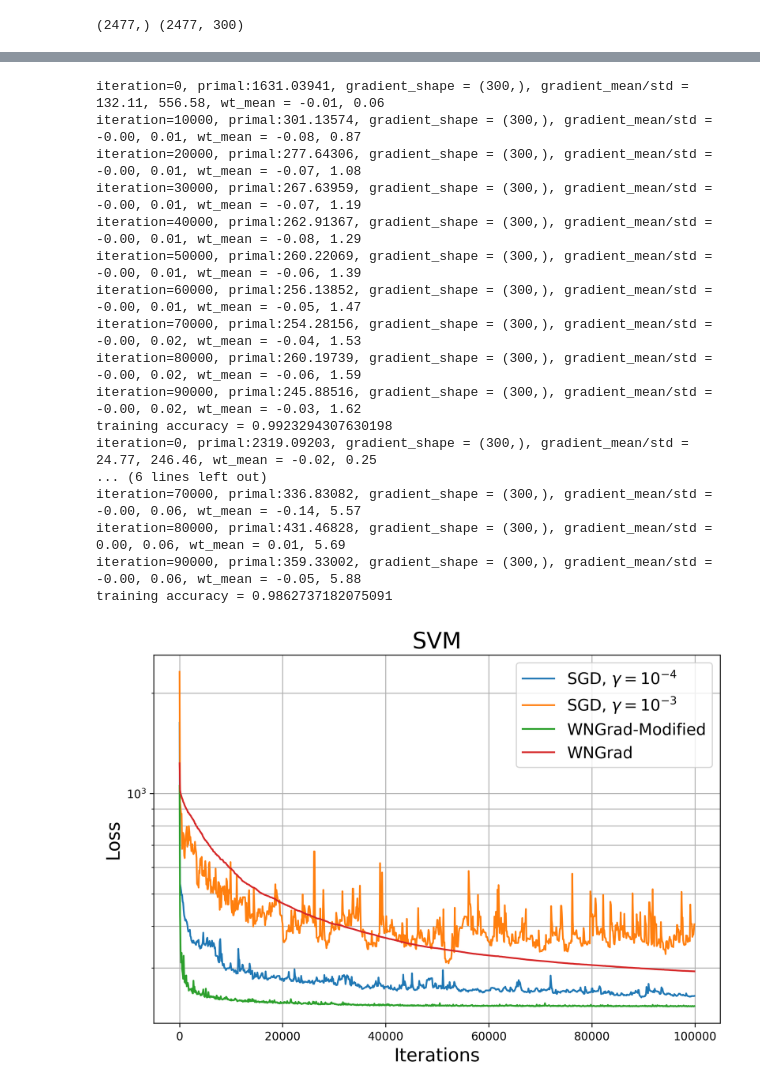
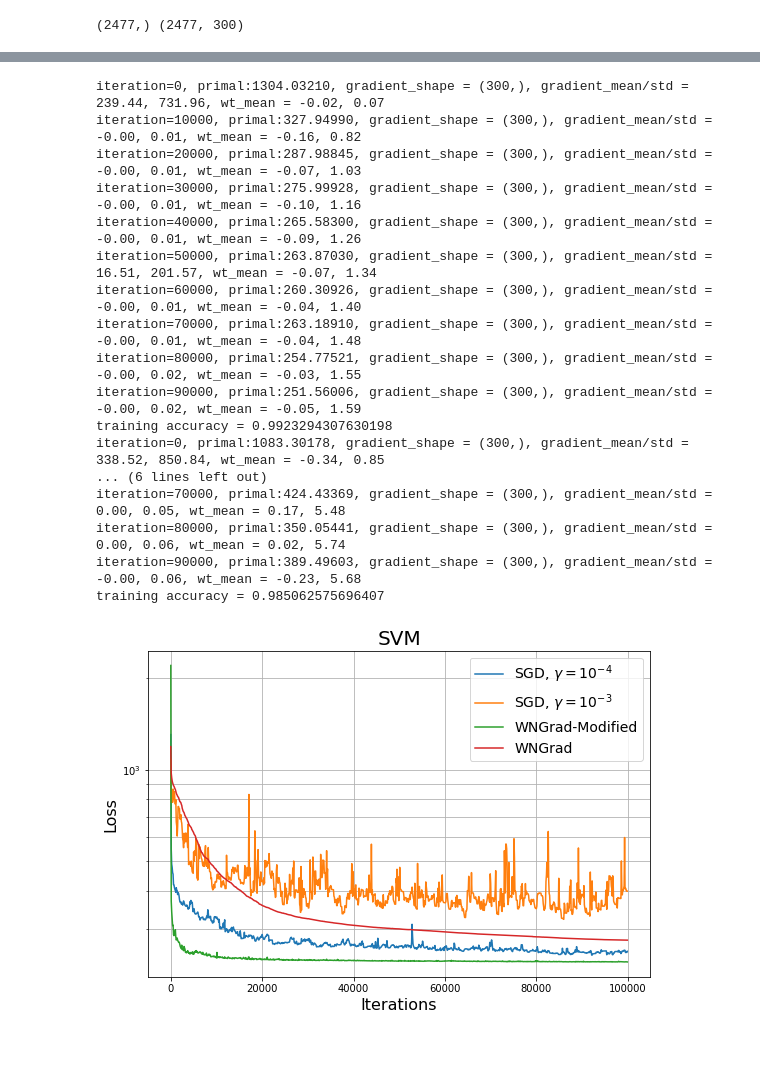
Before and after one commit to Alejandro-1996/CS-439-Project, a Jupyter notebook: code/SVM_experimentation.ipynb, the cells around one changed output, grey strips where cells are left out. Saved outputs shown, nothing was run; the diff lists cells and outputs as text; code cells hidden in the pictures; blank space fills up the shorter version.

Commit message:
WN Grad -with initialization b- against SGD for CIFAR-10 Recognition

```diff
--- a/code/SVM_experimentation.ipynb
+++ b/code/SVM_experimentation.ipynb
@@ -15,7 +16,7 @@ import helpers
 # %% [markdown]
 # SVM parameters
 # %%
-DATA_TRAIN_PATH = '../labs/ex09/template/data/w1a'
+DATA_TRAIN_PATH = '../data/w1a'
 
 A, y = load_svmlight_file(DATA_TRAIN_PATH)
 A = A.toarray()
@@ -78,10 +52,9 @@ def stochastic_gradient_descent_svm_demo(A, b, gamma, batch_size=1, trace=False)
     return history, w_t
 
 
-def wn_grad_svm_demo(A, y, C=1, trace=False, batch_size = None, b_sq = False):
+def wn_grad_svm_demo(A, y, C=1, trace=False, batch_size = None, b_sq = False, max_iter = 100000):
     history = defaultdict(list) if trace else None
     num_data_points, num_features = np.shape(A)
-    max_iter = 100000
     lambda_ = 0.01
     if batch_size == None:
         A_batch, y_batch = np.copy(A), np.copy(y)
@@ -107,7 +80,7 @@ def wn_grad_svm_demo(A, y, C=1, trace=False, batch_size = None, b_sq = False):
             # If necessary, b parameter initialization
             if C == None:
                 initial_b = 0
-                for i in np.arange(-3, 3, 0.2):
+                for i in np.arange(-0.5, 0.5, 0.2):
                     w_t_close = np.random.normal(w_t.mean(), np.array([10], dtype = float)**i, size = w_t.shape)
                     gradient_temp = helpers.compute_gradient_svm(A, y, lambda_, w_t, num_data_points)
                     gradient_close = helpers.compute_gradient_svm(A, y, lambda_, w_t_close, num_data_points)
@@ -147,6 +120,6 @@ wt_shape = {w_t.shape}, wt_mean = {w_t.mean():.2f}, {w_t.std():.2f}')
     print("training accuracy = {l}".format(l=helpers.calculate_accuracy(y, A, w_t)))
     return history, w_t
 # %%
-history_wngrad, w_t_wngrad = wn_grad_svm_demo(A, y, C=None, trace=True, batch_size = 30)
-history_wngrad_b2, w_t_wngrad = wn_grad_svm_demo(A, y, C=None, trace=True, batch_size = 30, b_sq = True)
+history_wngrad, w_t_wngrad = wn_grad_svm_demo(A, y, C=None, trace=True, batch_size = 100, max_iter = 100000)
+history_wngrad_b2, w_t_wngrad = wn_grad_svm_demo(A, y, C=None, trace=True, batch_size = 100, b_sq = True, max_iter = 100000)
 # %% [output]
@@ -173,39 +146,39 @@ history_sgd_3, wt_sgd = stochastic_gradient_descent_svm_demo(A, y, 1e-3, batch_s
 # history_sgd_35, wt_sgd = stochastic_gradient_descent_svm_demo(A, y, 5e-4, batch_size=500, trace=True)
 # history_sgd_35, wt_sgd = stochastic_gradient_descent_svm_demo(A, y, 5e-5, batch_size=500, trace=True)
 # %% [output]
-iteration=0, primal:1631.03941, gradient_shape = (300,), gradient_mean/std = 132.11, 556.58, wt_mean = -0.01, 0.06
-iteration=10000, primal:301.13574, gradient_shape = (300,), gradient_mean/std = -0.00, 0.01, wt_mean = -0.08, 0.87
-iteration=20000, primal:277.64306, gradient_shape = (300,), gradient_mean/std = -0.00, 0.01, wt_mean = -0.07, 1.08
-iteration=30000, primal:267.63959, gradient_shape = (300,), gradient_mean/std = -0.00, 0.01, wt_mean = -0.07, 1.19
-iteration=40000, primal:262.91367, gradient_shape = (300,), gradient_mean/std = -0.00, 0.01, wt_mean = -0.08, 1.29
-iteration=50000, primal:260.22069, gradient_shape = (300,), gradient_mean/std = -0.00, 0.01, wt_mean = -0.06, 1.39
-iteration=60000, primal:256.13852, gradient_shape = (300,), gradient_mean/std = -0.00, 0.01, wt_mean = -0.05, 1.47
-iteration=70000, primal:254.28156, gradient_shape = (300,), gradient_mean/std = -0.00, 0.02, wt_mean = -0.04, 1.53
-iteration=80000, primal:260.19739, gradient_shape = (300,), gradient_mean/std = -0.00, 0.02, wt_mean = -0.06, 1.59
-iteration=90000, primal:245.88516, gradient_shape = (300,), gradient_mean/std = -0.00, 0.02, wt_mean = -0.03, 1.62
+iteration=0, primal:1304.03210, gradient_shape = (300,), gradient_mean/std = 239.44, 731.96, wt_mean = -0.02, 0.07
+iteration=10000, primal:327.94990, gradient_shape = (300,), gradient_mean/std = -0.00, 0.01, wt_mean = -0.16, 0.82
+iteration=20000, primal:287.98845, gradient_shape = (300,), gradient_mean/std = -0.00, 0.01, wt_mean = -0.07, 1.03
+iteration=30000, primal:275.99928, gradient_shape = (300,), gradient_mean/std = -0.00, 0.01, wt_mean = -0.10, 1.16
+iteration=40000, primal:265.58300, gradient_shape = (300,), gradient_mean/std = -0.00, 0.01, wt_mean = -0.09, 1.26
+iteration=50000, primal:263.87030, gradient_shape = (300,), gradient_mean/std = 16.51, 201.57, wt_mean = -0.07, 1.34
+iteration=60000, primal:260.30926, gradient_shape = (300,), gradient_mean/std = -0.00, 0.01, wt_mean = -0.04, 1.40
+iteration=70000, primal:263.18910, gradient_shape = (300,), gradient_mean/std = -0.00, 0.01, wt_mean = -0.04, 1.48
+iteration=80000, primal:254.77521, gradient_shape = (300,), gradient_mean/std = -0.00, 0.02, wt_mean = -0.03, 1.55
+iteration=90000, primal:251.56006, gradient_shape = (300,), gradient_mean/std = -0.00, 0.02, wt_mean = -0.05, 1.59
 training accuracy = 0.9923294307630198
-iteration=0, primal:2319.09203, gradient_shape = (300,), gradient_mean/std = 24.77, 246.46, wt_mean = -0.02, 0.25
+iteration=0, primal:1083.30178, gradient_shape = (300,), gradient_mean/std = 338.52, 850.84, wt_mean = -0.34, 0.85
 ... (6 lines left out)
-iteration=70000, primal:336.83082, gradient_shape = (300,), gradient_mean/std = -0.00, 0.06, wt_mean = -0.14, 5.57
-iteration=80000, primal:431.46828, gradient_shape = (300,), gradient_mean/std = 0.00, 0.06, wt_mean = 0.01, 5.69
-iteration=90000, primal:359.33002, gradient_shape = (300,), gradient_mean/std = -0.00, 0.06, wt_mean = -0.05, 5.88
-training accuracy = 0.9862737182075091
+iteration=70000, primal:424.43369, gradient_shape = (300,), gradient_mean/std = 0.00, 0.05, wt_mean = 0.17, 5.48
+iteration=80000, primal:350.05441, gradient_shape = (300,), gradient_mean/std = 0.00, 0.06, wt_mean = 0.02, 5.74
+iteration=90000, primal:389.49603, gradient_shape = (300,), gradient_mean/std = -0.00, 0.06, wt_mean = -0.23, 5.68
+training accuracy = 0.985062575696407
 # %%
 plt.figure(figsize = (9, 6))
 fig = plt.gcf()
 ax = plt.gca()
 plt.semilogy(history_sgd_4["iter"], history_sgd_4["objective_function"], label="SGD, $\gamma = 10^{-4}$")
 plt.semilogy(history_sgd_3["iter"], history_sgd_3["objective_function"], label="SGD, $\gamma = 10^{-3}$")
 plt.semilogy(history_wngrad["iter"], history_wngrad["objective_function"], label="WNGrad-Modified")
 plt.semilogy(history_wngrad_b2["iter"], history_wngrad_b2["objective_function"], label="WNGrad")
 plt.grid(which = 'minor')
 plt.grid(which = 'major')
 plt.ylabel('Loss', fontsize = 16)
 plt.xlabel('Iterations', fontsize = 16)
-plt.gcf().set_dpi(300)
+# plt.gcf().set_dpi(300)
 plt.legend(prop={'size': 14})
 plt.title('SVM', fontsize = 20)
 plt.show()
 fig.savefig('SVM')
 # %% [output]
-[figure, old version]
+[figure, new version]
```
Also changed, not shown: parts of 4 cells of this notebook, 3 other files.
